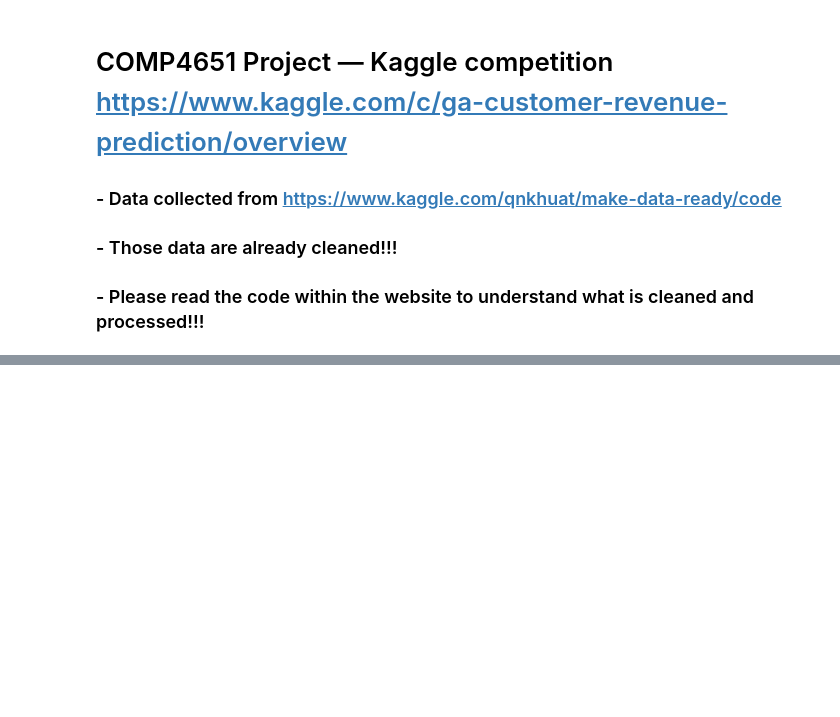
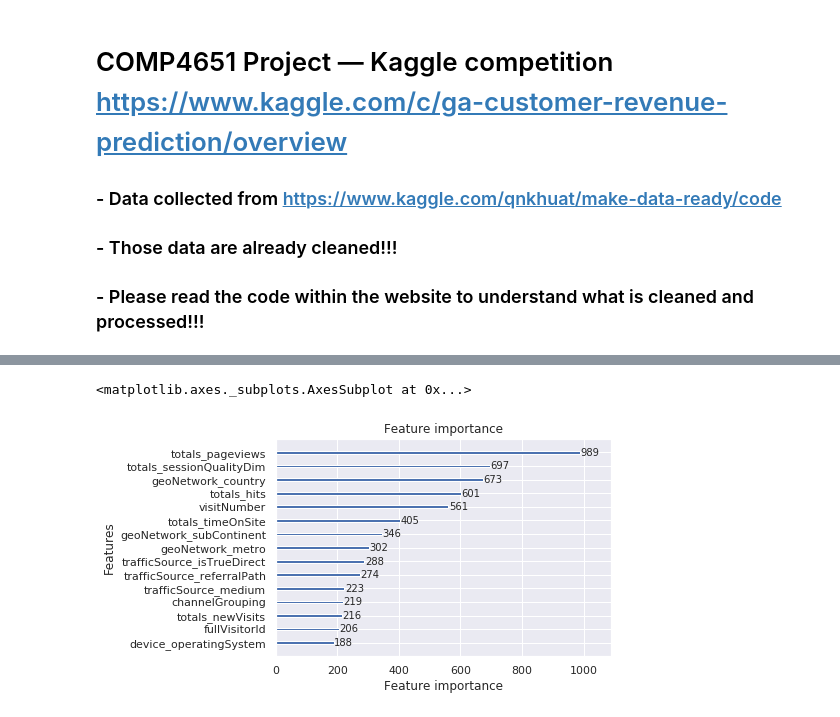
Before and after one commit to george2179/comp4651-project, a Jupyter notebook: kernel.ipynb, the cells around one changed output, grey strips where cells are left out. Drawn from its saved outputs; the diff is of its cells as text; code cells hidden in the pictures; blank space fills up the shorter version.

Commit message:
tuned the lightGBM and plotted some result graphs

```diff
--- a/kernel.ipynb
+++ b/kernel.ipynb
@@ -26,18 +28,18 @@ test_data = None
 
 for i in range(9):
     if i == 0:
-        train_data = pd.read_pickle(osp.join("..", "input", "train_"+str(i)+".pkl"))
+        train_data = pd.read_pickle(osp.join("..", "input", "make-data-ready", "train_"+str(i)+".pkl"))
         continue
     else:
-        temp = pd.read_pickle(osp.join("..", "input", "train_"+str(i)+".pkl"))
+        temp = pd.read_pickle(osp.join("..", "input", "make-data-ready", "train_"+str(i)+".pkl"))
         train_data = pd.concat([train_data, temp], ignore_index=True)
 
 for j in range(3):
     if j == 0:
-        test_data = pd.read_pickle(osp.join("..", "input", "test_"+str(j)+".pkl"))
+        test_data = pd.read_pickle(osp.join("..", "input", "make-data-ready", "test_"+str(j)+".pkl"))
         continue
     else:
-        temp = pd.read_pickle(osp.join("..", "input", "test_"+str(j)+".pkl"))
+        temp = pd.read_pickle(osp.join("..", "input", "make-data-ready", "test_"+str(j)+".pkl"))
         test_data = pd.concat([test_data, temp], ignore_index=True)
 # %%
 print(type(train_data))
@@ -256,16 +327,18 @@ print(X_test.shape, y_test.shape)
 # %%
 lgb_train = lgb.Dataset(X_train, y_train)
 lgb_eval = lgb.Dataset(X_test, y_test, reference=lgb_train)
-
+evals_result = {}
 # specify your configurations as a dict
 params = {
     'boosting_type': 'gbdt',
     'objective': 'regression',
-    'metric': {'l2', 'l1'},
-    'num_leaves': 31,
-    'learning_rate': 0.05,
-    'feature_fraction': 0.9,
-    'bagging_fraction': 0.8,
+    'metric': {'rmse'},
+    'num_leaves': 128,
+    'max_depth': 6,
+    'max_bin': 255,
+    'learning_rate': 0.02,
+    'feature_fraction': 0.5,
+    'bagging_fraction': 0.5,
     'bagging_freq': 5,
     'verbose': 0
 }
@@ -274,9 +347,11 @@ print('Starting training...')
 # train
 gbm = lgb.train(params,
                 lgb_train,
-                num_boost_round=20,
-                valid_sets=lgb_eval,
-                early_stopping_rounds=5)
+                num_boost_round=5000,
+                valid_sets=[lgb_train, lgb_eval],
+                early_stopping_rounds=100,
+                verbose_eval=50,
+                evals_result=evals_result)
 
 print('Saving model...')
 # save model to file
@@ -298,0 +399,5 @@ sub_df.head(10)
+# %%
+lgb.plot_importance(gbm, max_num_features=15)
+# %% [output]
+<matplotlib.axes._subplots.AxesSubplot at 0x...>
+[figure, added]
```
Also changed, not shown: parts of 17 cells of this notebook.
